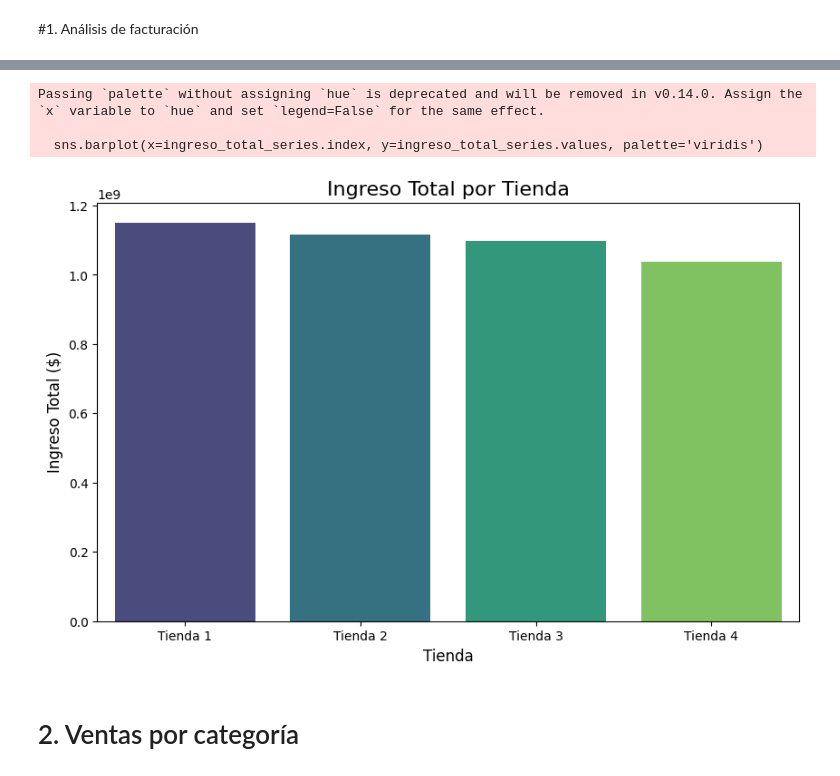
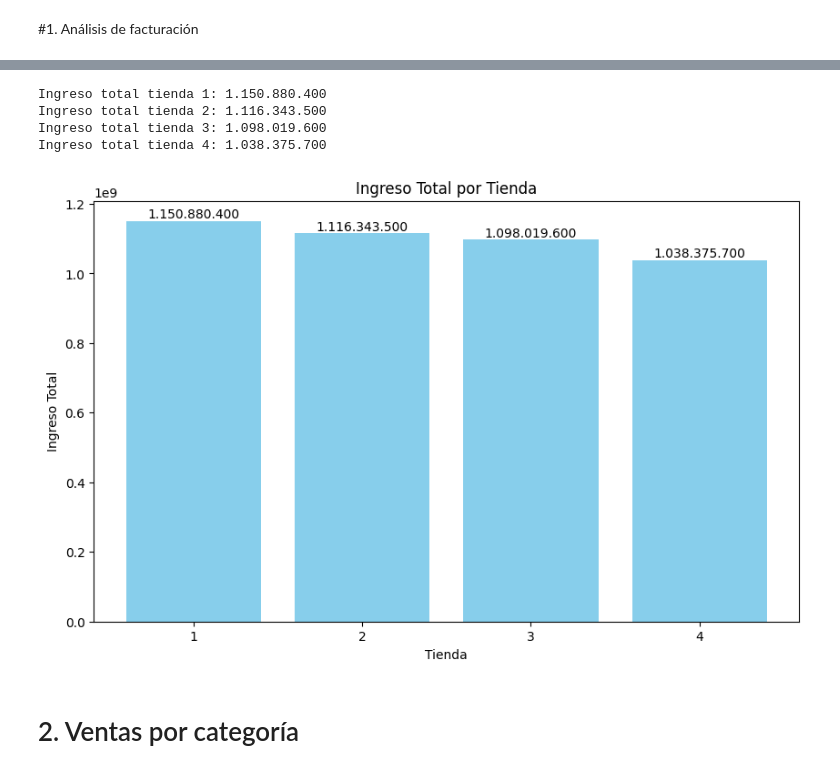
Before and after one commit to SarahiCarrizoT98/challenge1-data-science-latam, a Jupyter notebook: AluraStoreLatam.ipynb, the cells around one changed output, grey strips where cells are left out. Drawn from its saved outputs; the diff is of its cells as text; code cells hidden in the pictures.

```diff
--- a/AluraStoreLatam.ipynb
+++ b/AluraStoreLatam.ipynb
@@ -73,20 +39,54 @@ La tienda que menos vende es: Tienda 4 con un ingreso total de $1,038,375,700.00
-# %%
-# Convertir el diccionario en una Serie de Pandas para su gráfico
-ingreso_total_series = pd.Series(ingreso_total)
-
-# Crear un gráfico de barras para el ingreso total
-plt.figure(figsize=(10, 6))
-sns.barplot(x=ingreso_total_series.index, y=ingreso_total_series.values, palette='viridis')
-plt.title('Ingreso Total por Tienda', fontsize=16)
-plt.xlabel('Tienda', fontsize=12)
-plt.ylabel('Ingreso Total ($)', fontsize=12)
-#plt.savefig('ingreso_total_por_tienda.png')
-plt.savefig('ingreso_total_por_tienda.png', bbox_inches='tight', dpi=300)
-plt.show()
-# %% [output]
-Passing `palette` without assigning `hue` is deprecated and will be removed in v0.14.0. Assign the `x` variable to `hue` and set `legend=False` for the same effect.
-
-  sns.barplot(x=ingreso_total_series.index, y=ingreso_total_series.values, palette='viridis')
-[figure, removed]
+# %%
+class AnalisisDeFacturacion(BaseAnalisisTiendasAluraLATAM):
+    def __init__(self):
+      super().__init__()
+
+    def calc_ingreso_por_tienda(self, id_tienda):
+      return self.get_datos_tienda(id_tienda)['Precio'].sum()
+
+    def calc_ingreso_todas_tiendas(self):
+      lista = [None] * self.get_total_tiendas()
+
+      for i in range(self.get_total_tiendas()):
+        lista[i] = self.calc_ingreso_por_tienda(i + 1)
+
+      return lista
+
+obj_analisis_fact = AnalisisDeFacturacion()
+
+lista_calc = obj_analisis_fact.calc_ingreso_todas_tiendas()
+
+for i in range(len(lista_calc)):
+    print(f"Ingreso total tienda {i + 1}: {int(lista_calc[i]):,}".replace(",", "."))
+# %% [output]
+Ingreso total tienda 1: 1.150.880.400
+Ingreso total tienda 2: 1.116.343.500
+Ingreso total tienda 3: 1.098.019.600
+Ingreso total tienda 4: 1.038.375.700
+# %%
+import matplotlib.pyplot as plt
+
+# Datos de ingreso por tienda (reemplaza con tus datos reales)
+tiendas = list(range(1, len(lista_calc) + 1))
+ingresos = lista_calc  # lista_calc ya contiene los ingresos de cada tienda
+
+# Crear el gráfico de barras
+plt.figure(figsize=(10, 6))  # Ajustar el tamaño de la figura
+plt.bar(tiendas, ingresos, color='skyblue')
+
+# Personalizar el gráfico
+plt.xlabel("Tienda")
+plt.ylabel("Ingreso Total")
+plt.title("Ingreso Total por Tienda")
+plt.xticks(tiendas)  # Mostrar las etiquetas del eje x para cada tienda
+
+# Agregar etiquetas de valor a cada barra
+for i, ingreso in enumerate(ingresos):
+    plt.text(i + 1, ingreso, f"{int(ingreso):,}".replace(",", "."), ha='center', va='bottom')
+
+# Mostrar el gráfico
+plt.show()
+# %% [output]
+[figure, added]
 # %% [markdown]
 # 2. Ventas por categoría
```
Also changed, not shown: parts of 45 cells of this notebook.
